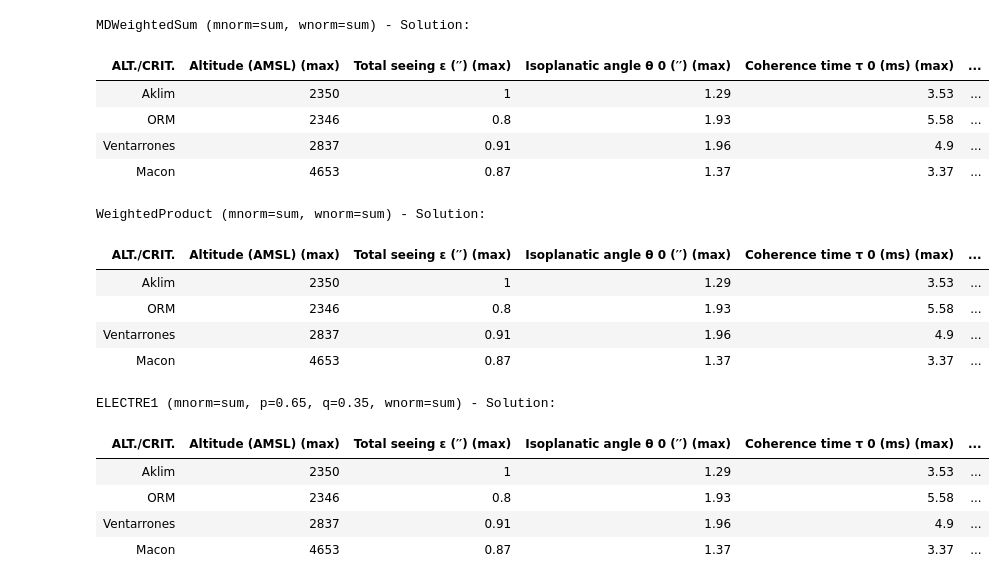
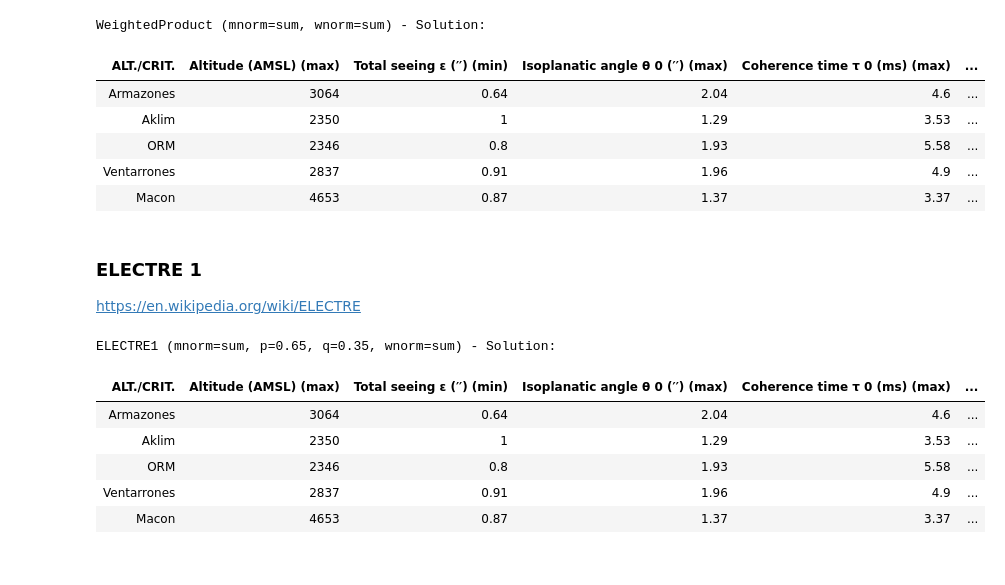
Before and after one commit to toros-astro/epio2017_EELT_MCDM, a Jupyter notebook: EPIO Experiment.ipynb, the cells around one changed output. Saved outputs shown, nothing was run; the diff lists cells and outputs as text; code cells hidden in the pictures.

```diff
--- a/EPIO Experiment.ipynb
+++ b/EPIO Experiment.ipynb
@@ -36,15 +47,10 @@ def to_apply(r):
         new.append(e)
     return new
 
-mtx = df[anames][3:].apply(to_apply).T.values
+mtx = df[anames][3:].dropna()[anames].apply(to_apply).T.values
+criteria = [sc.MIN if c == "min" else sc.MAX for c in df.Criteria[3:][~df.Armazones.isnull()].values]
 
-
-criteria = df.Criteria[3:].values
-criteria[pd.isnull(criteria)] = 1
-
-cnames = df["Criteria/Alternatives"][3:].apply(lambda r: r.strip()).values
+cnames = df["Criteria/Alternatives"][3:].apply(lambda r: r.strip())[~df[3:].Armazones.isnull()].values
 cnames = map(lambda s: s.decode("utf8"), cnames)
 
-
-data = sc.Data(mtx[1:], criteria, anames=anames[1:], cnames=cnames)
-data
+data = sc.Data(mtx, criteria, anames=anames, cnames=cnames)
@@ -77,30 +103,28 @@ MultiMOORA (mnorm=vector) - Solution:
 # %%
-dm = wsum.MDWeightedSum()
-dm.decide(data)
+dm = wprod.WeightedProduct()
+wprod_dec = dm.decide(data)
+wprod_dec
 # %% [output]
-MDWeightedSum (mnorm=sum, wnorm=sum) - Solution:
+WeightedProduct (mnorm=sum, wnorm=sum) - Solution:
-| ALT./CRIT. | Altitude (AMSL) (max) | Total seeing ε (′′) (max) | Isoplanatic angle θ 0 (′′) (max) | Coherence time τ 0 (ms) (max) | ... |
+| ALT./CRIT. | Altitude (AMSL) (max) | Total seeing ε (′′) (min) | Isoplanatic angle θ 0 (′′) (max) | Coherence time τ 0 (ms) (max) | ... |
+| Armazones | 3064 | 0.64 | 2.04 | 4.6 | ... |
 | Aklim | 2350 | 1 | 1.29 | 3.53 | ... |
 | ORM | 2346 | 0.8 | 1.93 | 5.58 | ... |
 | Ventarrones | 2837 | 0.91 | 1.96 | 4.9 | ... |
 | Macon | 4653 | 0.87 | 1.37 | 3.37 | ... |
+# %% [markdown]
+### ELECTRE 1
+
+https://en.wikipedia.org/wiki/ELECTRE
 # %%
-dm = wprod.WeightedProduct()
-dm.decide(data)
+dm = electre.ELECTRE1()
+electre_dec = dm.decide(data)
+electre_dec
 # %% [output]
-WeightedProduct (mnorm=sum, wnorm=sum) - Solution:
+ELECTRE1 (mnorm=sum, p=0.65, q=0.35, wnorm=sum) - Solution:
-| ALT./CRIT. | Altitude (AMSL) (max) | Total seeing ε (′′) (max) | Isoplanatic angle θ 0 (′′) (max) | Coherence time τ 0 (ms) (max) | ... |
+| ALT./CRIT. | Altitude (AMSL) (max) | Total seeing ε (′′) (min) | Isoplanatic angle θ 0 (′′) (max) | Coherence time τ 0 (ms) (max) | ... |
+| Armazones | 3064 | 0.64 | 2.04 | 4.6 | ... |
 | Aklim | 2350 | 1 | 1.29 | 3.53 | ... |
 | ORM | 2346 | 0.8 | 1.93 | 5.58 | ... |
 | Ventarrones | 2837 | 0.91 | 1.96 | 4.9 | ... |
 | Macon | 4653 | 0.87 | 1.37 | 3.37 | ... |
-# %%
-dm = electre.ELECTRE1()
-dm.decide(data)
-# %% [output]
-ELECTRE1 (mnorm=sum, p=0.65, q=0.35, wnorm=sum) - Solution:
-| ALT./CRIT. | Altitude (AMSL) (max) | Total seeing ε (′′) (max) | Isoplanatic angle θ 0 (′′) (max) | Coherence time τ 0 (ms) (max) | ... |
-| Aklim | 2350 | 1 | 1.29 | 3.53 | ... |
-| ORM | 2346 | 0.8 | 1.93 | 5.58 | ... |
-| Ventarrones | 2837 | 0.91 | 1.96 | 4.9 | ... |
-| Macon | 4653 | 0.87 | 1.37 | 3.37 | ... |
```
Also changed, not shown: parts of 14 cells of this notebook.
